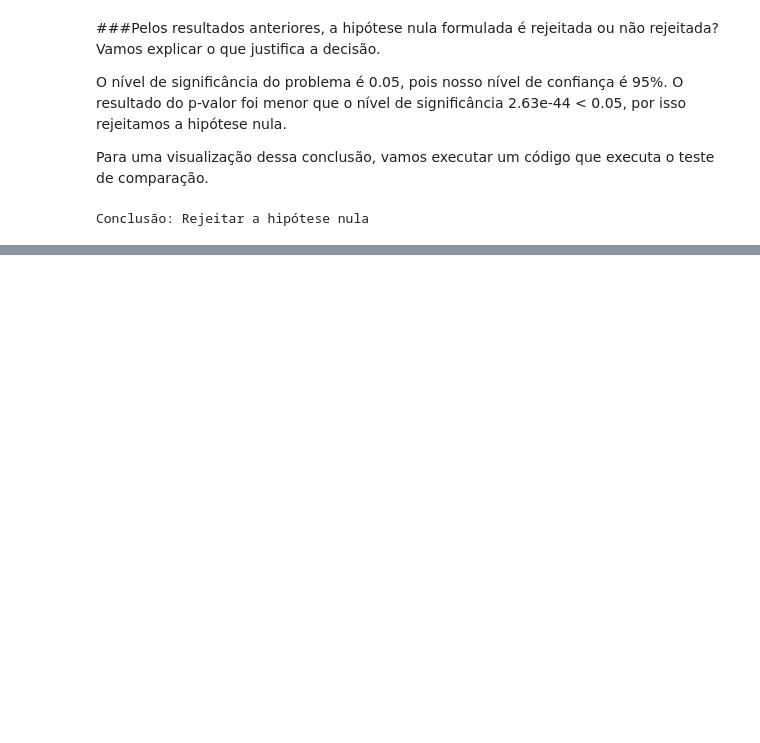
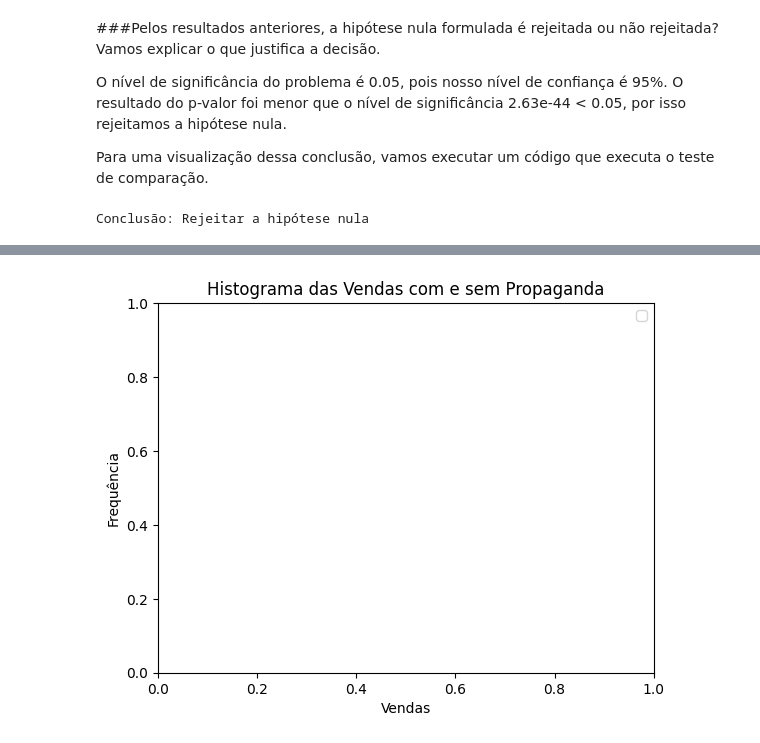
Before and after one commit to henriquemartins1969/Aulas_Data_Science_Alura, a Jupyter notebook: testando_hipoteses.ipynb, the cells around one changed output, grey strips where cells are left out. Saved outputs shown, nothing was run; the diff lists cells and outputs as text; code cells hidden in the pictures; blank space fills up the shorter version.

```diff
--- a/testando_hipoteses.ipynb
+++ b/testando_hipoteses.ipynb
@@ -607,0 +667,10 @@ Conclusão: Rejeitar a hipótese nula
+# %%
+# Criar histogramas
+
+# Adicionar rótulos e título
+plt.xlabel('Vendas')
+plt.ylabel('Frequência')
+plt.title('Histograma das Vendas com e sem Propaganda')
+plt.legend()
+plt.show()
+# %% [output]
@@ -607,0 +678 @@ Conclusão: Rejeitar a hipótese nula
+[figure, added]
```
Also changed, not shown: parts of 37 cells of this notebook.
